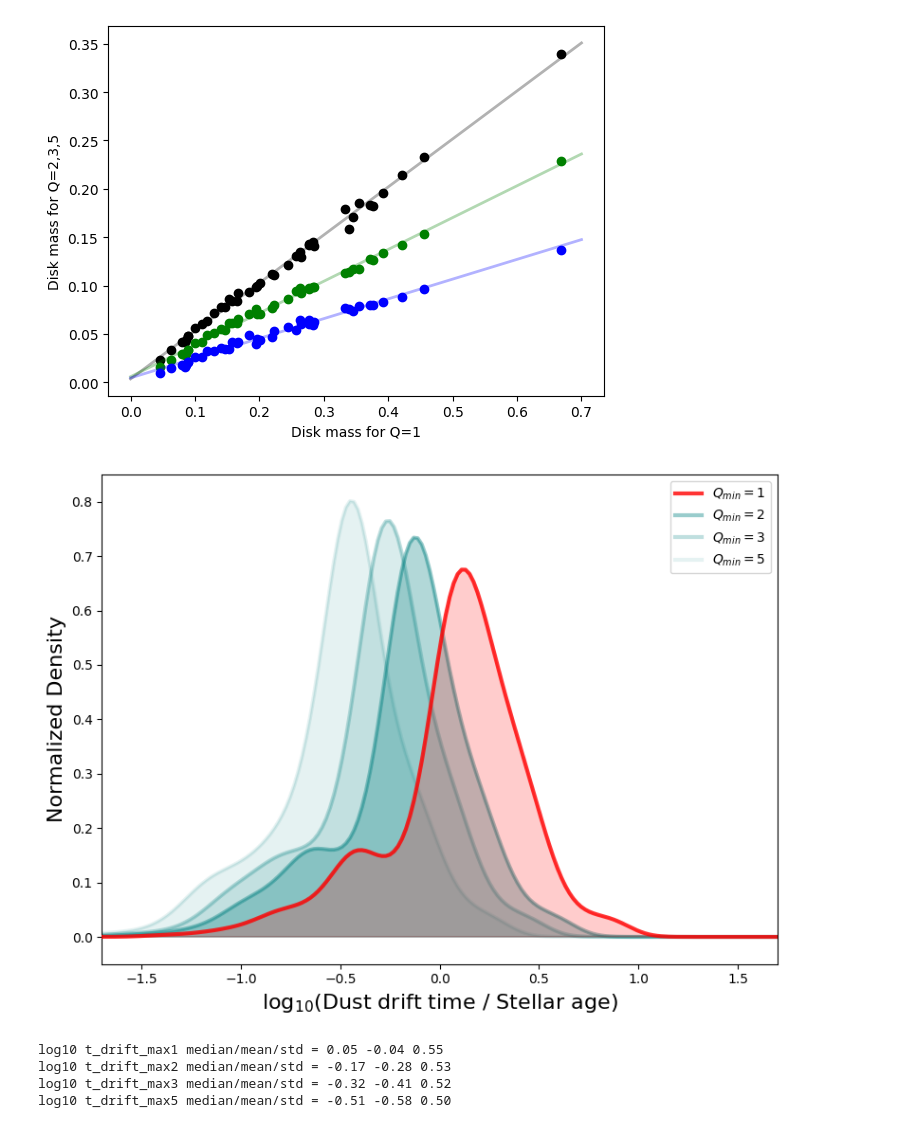
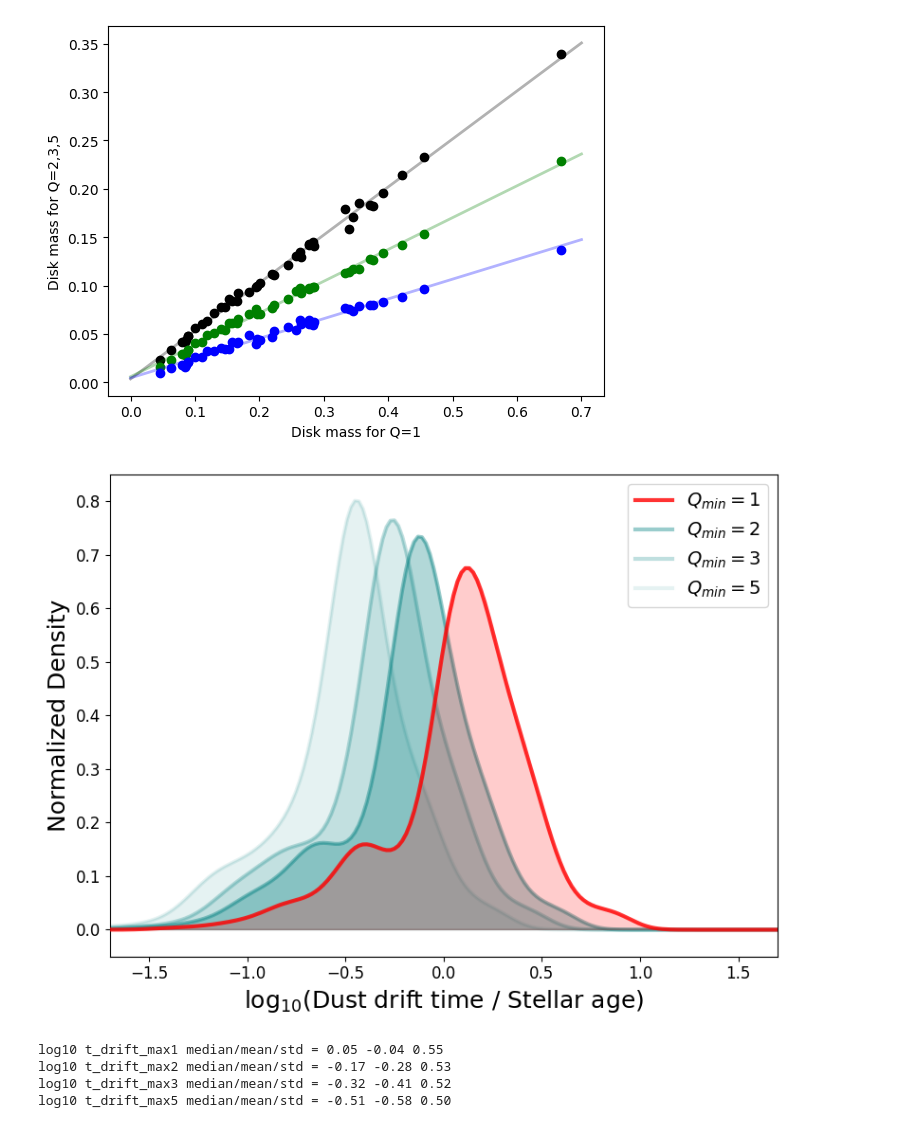
Before and after one commit to interstellarmedium/dust_drift, a Jupyter notebook: plot_drift_time_Q.ipynb, the cells around one changed output. Cells and saved outputs as stored; diff of their text form; code cells hidden in the pictures.

```diff
--- a/plot_drift_time_Q.ipynb
+++ b/plot_drift_time_Q.ipynb
@@ -123,31 +123,33 @@ LinregressResult(slope=0.20431660416004901, intercept=0.004467244329760527, rval
 # %%
 fig = plt.figure(figsize=(8,6))
 ax = fig.add_subplot(111)
 
 df1 = pd.read_csv('kernel.csv', skipinitialspace=True)
 df2 = pd.read_csv('Q2/kernel.csv', skipinitialspace=True)
 df3 = pd.read_csv('Q3/kernel.csv', skipinitialspace=True)
 df5 = pd.read_csv('Q5/kernel.csv', skipinitialspace=True)
 
 Qcol = 'teal'
 ax.plot(df1['tratio'], 10**df1['logdens'], color='red', lw=3, alpha=0.8, label=r'$Q_{min}=1$', zorder=99)
 ax.fill(df1['tratio'], 10**df1['logdens'], color='red', alpha=0.2, zorder=99)
 ax.plot(df2['tratio'], 10**df2['logdens'], color=Qcol, lw=3, alpha=0.4, label=r'$Q_{min}=2$')
 ax.fill(df2['tratio'], 10**df2['logdens'], color=Qcol, alpha=0.3)
 ax.plot(df3['tratio'], 10**df3['logdens'], color=Qcol, lw=3, alpha=0.25, label=r'$Q_{min}=3$')
 ax.fill(df3['tratio'], 10**df3['logdens'], color=Qcol, alpha=0.15)
 ax.plot(df5['tratio'], 10**df5['logdens'], color=Qcol, lw=3, alpha=0.1, label=r'$Q_{min}=5$')
 ax.fill(df5['tratio'], 10**df5['logdens'], color=Qcol, alpha=0.1)
 
 ax.set_xlim(-1.7, 1.7)
 ax.set_ylim(-0.05, 0.85)
-ax.set_xlabel(r'log$_{10}$(Dust drift time / Stellar age)', fontsize=16)
-ax.set_ylabel('Normalized Density', fontsize=16)
-ax.legend()
+ax.set_xlabel(r'log$_{10}$(Dust drift time / Stellar age)', fontsize=18)
+ax.set_ylabel('Normalized Density', fontsize=18)
+plt.xticks(fontsize=12)
+plt.yticks(fontsize=12)
+ax.legend(fontsize=14)
 fig.tight_layout()
 plt.savefig('Q.pdf', dpi=150)
 # %% [output]
-[figure, old version]
+[figure, new version]
 # %%
 def get_logstats(type):
     x = np.log10(df_merge[type]/df_merge['t_star'])
```
Also changed, not shown: 4 other files.
